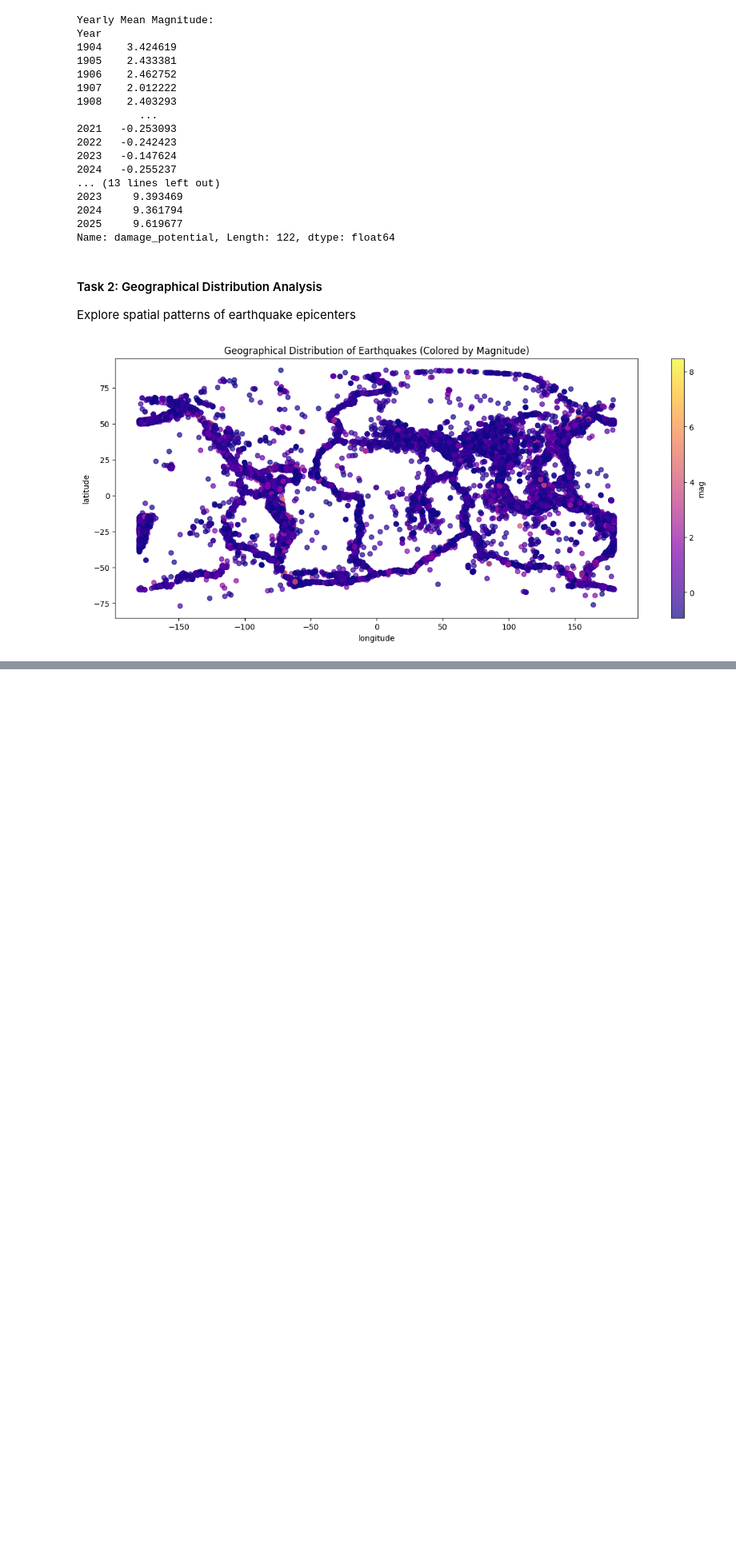
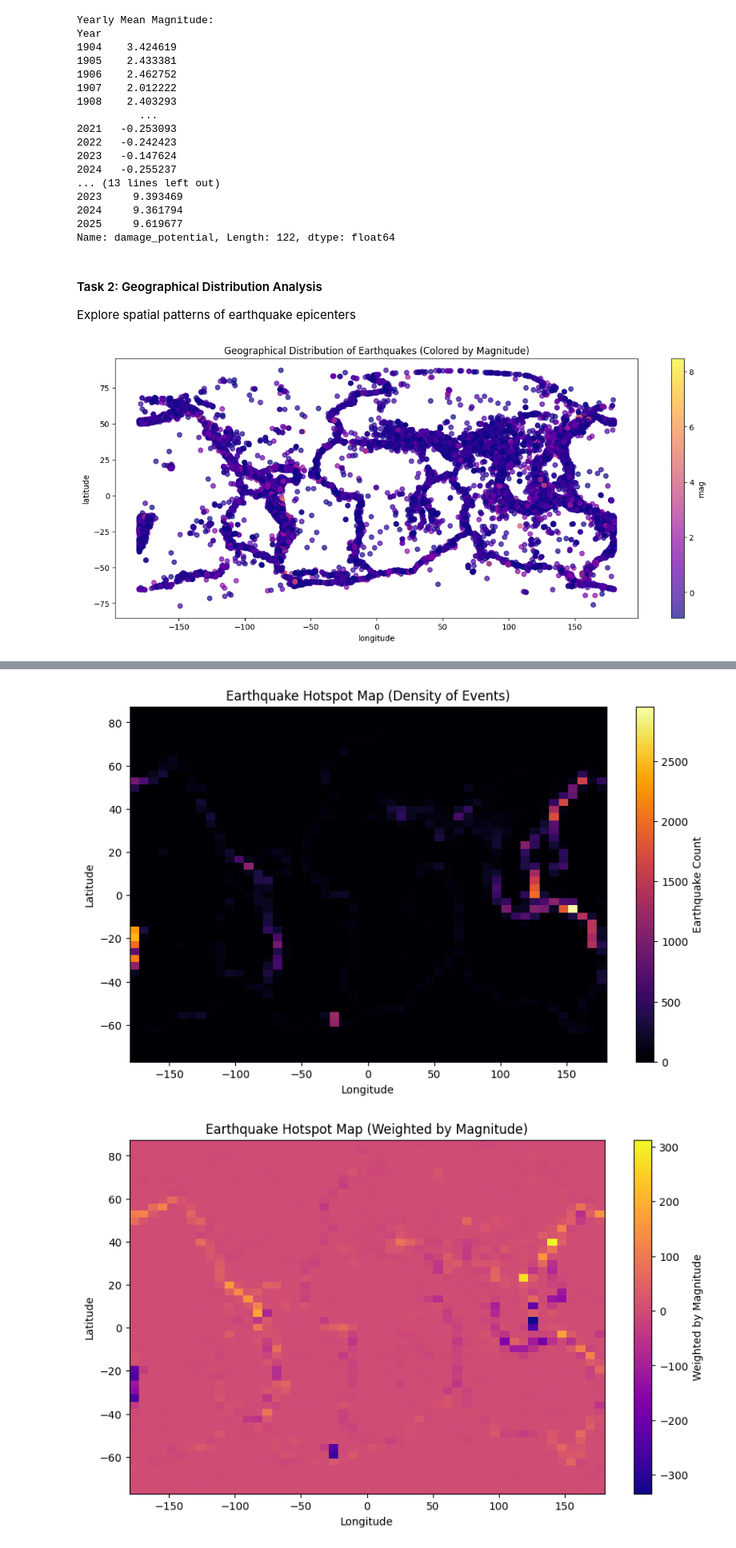
Before and after one commit to ImpactsenseAI-Intern-Project-OCT25/impactsenseAI-Infosys-Intern-project, a Jupyter notebook: milestone_2/week_3/Day_14/Assignment_2.ipynb, the cells around one changed output, grey strips where cells are left out. Shown at 80% size. Saved outputs shown, nothing was run; the diff lists cells and outputs as text; code cells hidden in the pictures; blank space fills up the shorter version.

```diff
--- a/milestone_2/week_3/Day_14/Assignment_2.ipynb
+++ b/milestone_2/week_3/Day_14/Assignment_2.ipynb
@@ -203,0 +207,53 @@ plt.show()
+# %%
+# 2D Histogram by Frequency
+
+plt.figure(figsize=(10, 6))
+plt.hist2d(
+    df['longitude'],
+    df['latitude'],
+    bins=(50, 50),         # number of grid bins for density
+    cmap='inferno'         # color map representing density
+)
+plt.colorbar(label='Earthquake Count')
+plt.title('Earthquake Hotspot Map (Density of Events)')
+plt.xlabel('Longitude')
+plt.ylabel('Latitude')
+plt.show()
+
+
+# Weighted 2D Histogram by Magnitude
+
+# This highlights areas with both high frequency AND higher magnitudes.
+plt.figure(figsize=(10, 6))
+plt.hist2d(
+    df['longitude'],
+    df['latitude'],
+    bins=(50, 50),
+    weights=df['mag'],  # weight each point by its magnitude
+    cmap='plasma'
+)
+plt.colorbar(label='Weighted by Magnitude')
+plt.title('Earthquake Hotspot Map (Weighted by Magnitude)')
+plt.xlabel('Longitude')
+plt.ylabel('Latitude')
+plt.show()
+
+# Weighted 2D Histogram by Damage Potential
+
+# This highlights high-risk zones (high damage potential).
+plt.figure(figsize=(10, 6))
+plt.hist2d(
+    df['longitude'],
+    df['latitude'],
+    bins=(50, 50),
+    weights=df['damage_potential'],  # weight by damage potential
+    cmap='coolwarm'
+)
+plt.colorbar(label='Weighted by Damage Potential')
+plt.title('Earthquake Hotspot Map (Weighted by Damage Potential)')
+plt.xlabel('Longitude')
+plt.ylabel('Latitude')
+plt.show()
+# %% [output]
+[figure, added]
+[figure, added]
```
Also changed, not shown: parts of 12 cells of this notebook.
